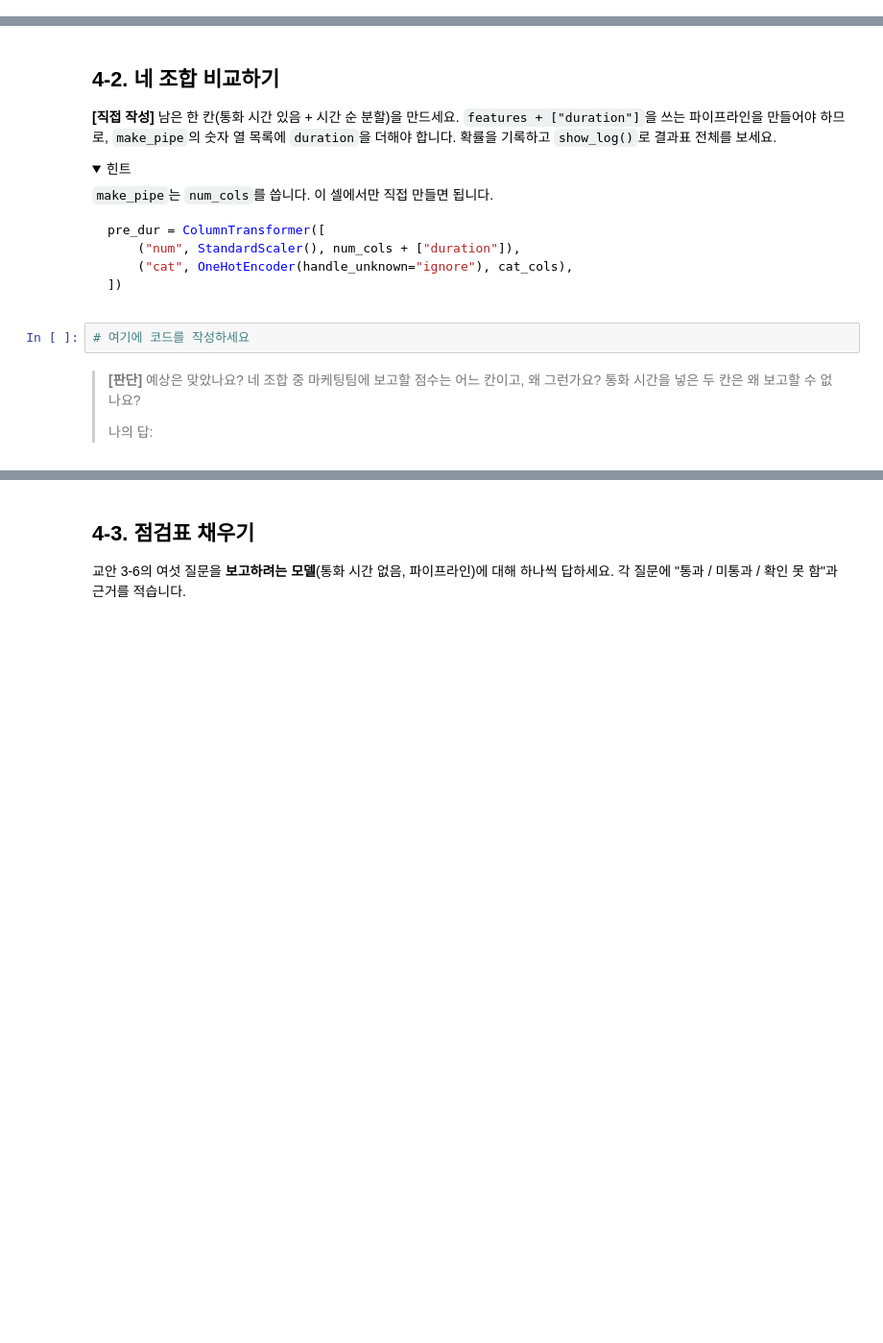
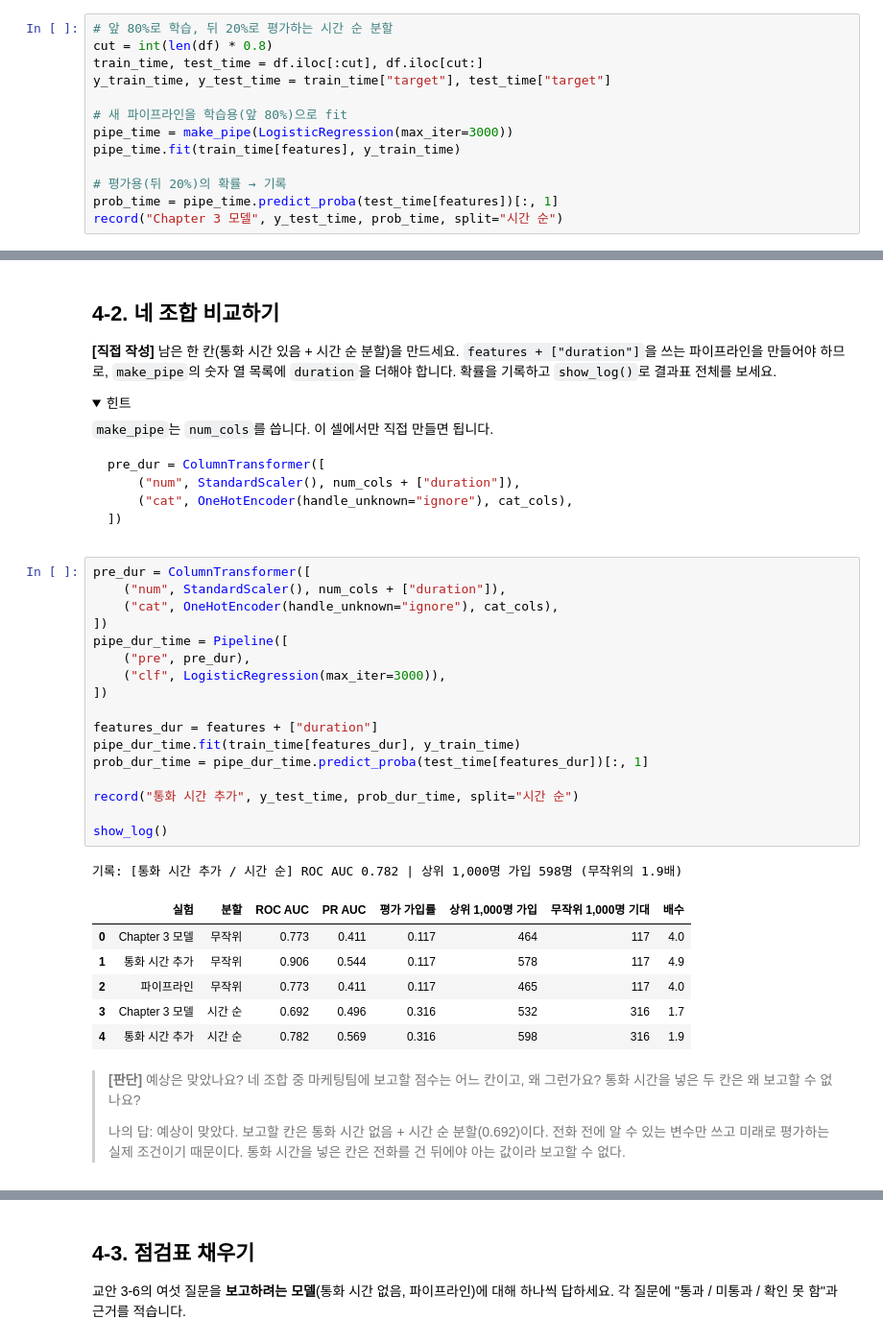
Before and after one commit to yeeunkim-dev/ai-data-bootcamp, a Jupyter notebook: D018+_필수 머신러닝/[실습] 전처리 파이프라인과 데이터 누수 — 점수를 믿어도 되는가.ipynb, the cells around one changed output, grey strips where cells are left out. Shown at 96% size. Saved outputs shown, nothing was run; the diff lists cells and outputs as text; folded sections open; blank space fills up the shorter version.

Commit message:
[실습] 전처리 파이프라인과 데이터 누수 - 점수를 믿어도 되는가

````diff
--- a/D018+_필수 머신러닝/[실습] 전처리 파이프라인과 데이터 누수 — 점수를 믿어도 되는가.ipynb
+++ b/D018+_필수 머신러닝/[실습] 전처리 파이프라인과 데이터 누수 — 점수를 믿어도 되는가.ipynb
@@ -496,0 +584,13 @@ y_test_time = test_time["target"]
+# %%
+# 앞 80%로 학습, 뒤 20%로 평가하는 시간 순 분할
+cut = int(len(df) * 0.8)
+train_time, test_time = df.iloc[:cut], df.iloc[cut:]
+y_train_time, y_test_time = train_time["target"], test_time["target"]
+
+# 새 파이프라인을 학습용(앞 80%)으로 fit
+pipe_time = make_pipe(LogisticRegression(max_iter=3000))
+pipe_time.fit(train_time[features], y_train_time)
+
+# 평가용(뒤 20%)의 확률 → 기록
+prob_time = pipe_time.predict_proba(test_time[features])[:, 1]
+record("Chapter 3 모델", y_test_time, prob_time, split="시간 순")
@@ -535,12 +637,35 @@ pre_dur = ColumnTransformer([
 ])
 ```
 </details>
-# %%
-# 여기에 코드를 작성하세요
+# %%
+pre_dur = ColumnTransformer([
+    ("num", StandardScaler(), num_cols + ["duration"]),
+    ("cat", OneHotEncoder(handle_unknown="ignore"), cat_cols),
+])
+pipe_dur_time = Pipeline([
+    ("pre", pre_dur),
+    ("clf", LogisticRegression(max_iter=3000)),
+])
+
+features_dur = features + ["duration"]
+pipe_dur_time.fit(train_time[features_dur], y_train_time)
+prob_dur_time = pipe_dur_time.predict_proba(test_time[features_dur])[:, 1]
+
+record("통화 시간 추가", y_test_time, prob_dur_time, split="시간 순")
+
+show_log()
+# %% [output]
+기록: [통화 시간 추가 / 시간 순] ROC AUC 0.782 | 상위 1,000명 가입 598명 (무작위의 1.9배)
+|  | 실험 | 분할 | ROC AUC | PR AUC | 평가 가입률 | 상위 1,000명 가입 | 무작위 1,000명 기대 | 배수 |
+| 0 | Chapter 3 모델 | 무작위 | 0.773 | 0.411 | 0.117 | 464 | 117 | 4.0 |
+| 1 | 통화 시간 추가 | 무작위 | 0.906 | 0.544 | 0.117 | 578 | 117 | 4.9 |
+| 2 | 파이프라인 | 무작위 | 0.773 | 0.411 | 0.117 | 465 | 117 | 4.0 |
+| 3 | Chapter 3 모델 | 시간 순 | 0.692 | 0.496 | 0.316 | 532 | 316 | 1.7 |
+| 4 | 통화 시간 추가 | 시간 순 | 0.782 | 0.569 | 0.316 | 598 | 316 | 1.9 |
 # %% [markdown]
 > **[판단]** 예상은 맞았나요? 네 조합 중 마케팅팀에 보고할 점수는 어느 칸이고, 왜 그런가요? 통화 시간을 넣은 두 칸은 왜 보고할 수 없나요?
 >
-> 나의 답:
+> 나의 답: 예상이 맞았다. 보고할 칸은 통화 시간 없음 + 시간 순 분할(0.692)이다. 전화 전에 알 수 있는 변수만 쓰고 미래로 평가하는 실제 조건이기 때문이다. 통화 시간을 넣은 칸은 전화를 건 뒤에야 아는 값이라 보고할 수 없다.
 # %% [markdown]
 > **[판단]** 마케팅팀은 "1,000통이면 몇 명이 가입하나요?"라고 묻습니다. 시간 순 분할의 "상위 1,000명 가입" 숫자를 그대로 약속해도 될까요? 다음 캠페인의 가입률이 지난 기간과 다를 수 있다는 점을 생각하면, 어떤 형태로 말하는 것이 정직할까요?
 >
````
Also changed, not shown: parts of 29 cells of this notebook.
